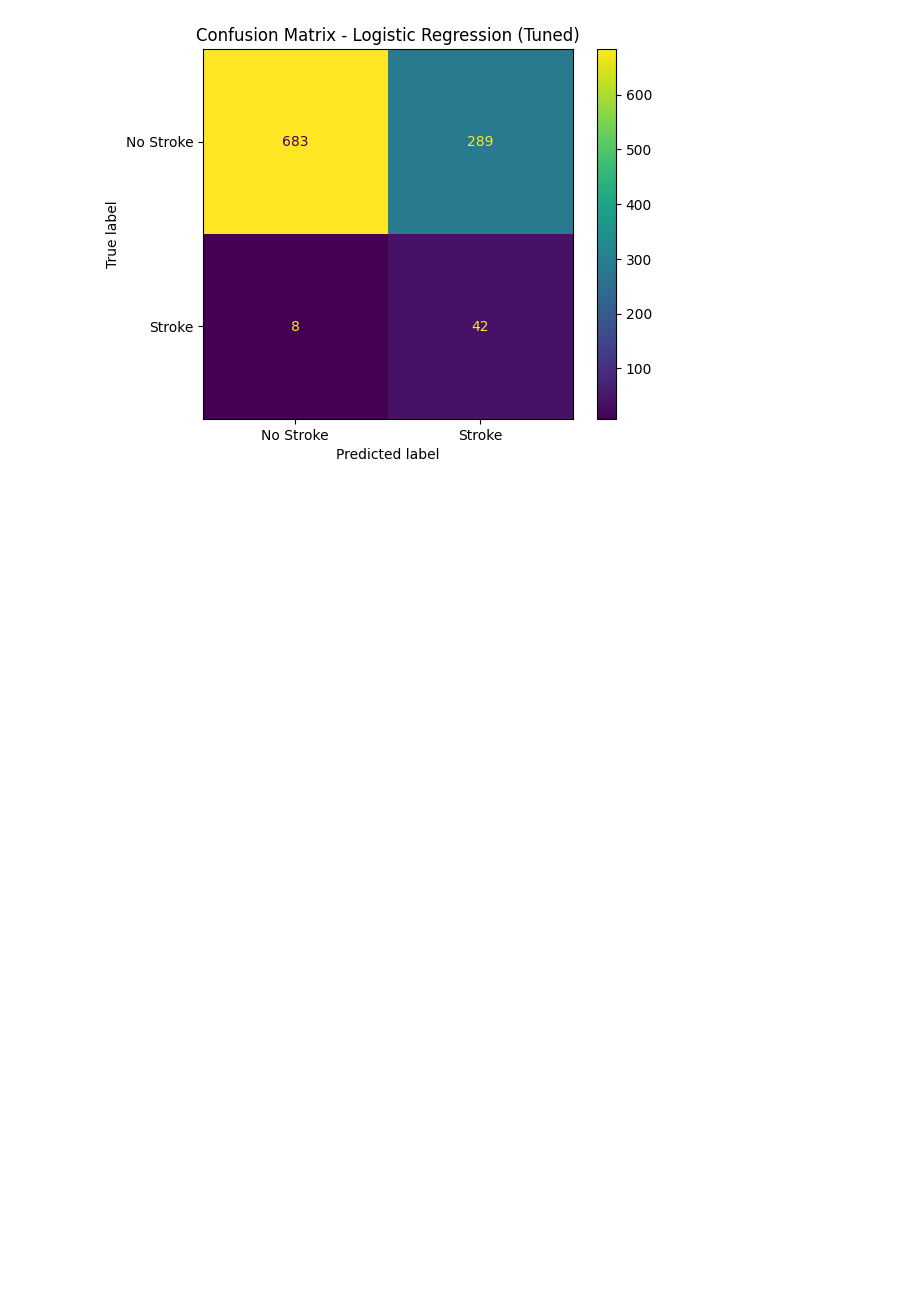
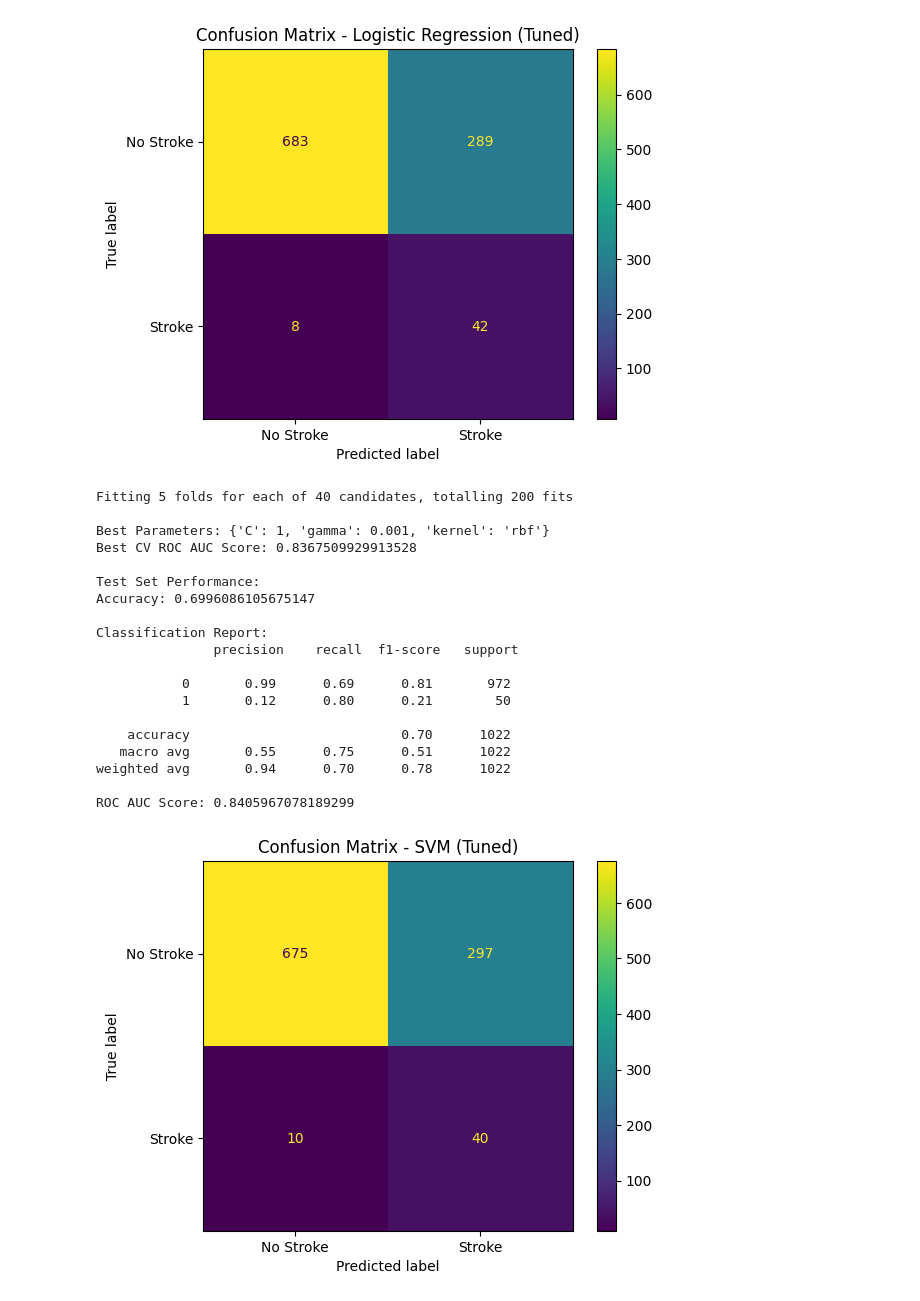
Before and after one commit to neylami/stroke-prediction-with-machine-learning, a Jupyter notebook: ML-stroke.ipynb, the cells around one changed output. Saved outputs shown, nothing was run; the diff lists cells and outputs as text; code cells hidden in the pictures; blank space fills up the shorter version.

Commit message:
tuning for svm

```diff
--- a/ML-stroke.ipynb
+++ b/ML-stroke.ipynb
@@ -400,3 +400,59 @@ weighted avg       0.95      0.71      0.79      1022
 
 ROC AUC Score: 0.8420781893004116
 [figure]
+# %%
+# hyperparameter tuning utk SVM
+svm_param_grid = {
+    'C': [0.1, 1, 10, 100],
+    'gamma': ['scale', 'auto', 0.001, 0.01, 0.1],
+    'kernel': ['rbf', 'poly']
+}
+
+svm_grid = GridSearchCV(
+    SVC(class_weight='balanced', probability=True, random_state=42),
+    svm_param_grid,
+    cv=5,
+    scoring='roc_auc',
+    n_jobs=-1,
+    verbose=1
+)
+
+svm_grid.fit(X_train_scaled, y_train)
+svm_model_tuned = svm_grid.best_estimator_
+
+print("\nBest Parameters:", svm_grid.best_params_)
+print("Best CV ROC AUC Score:", svm_grid.best_score_)
+
+y_pred_svm_tuned = svm_model_tuned.predict(X_test_scaled)
+y_proba_svm_tuned = svm_model_tuned.predict_proba(X_test_scaled)[:, 1]
+
+print("\nTest Set Performance:")
+print("Accuracy:", accuracy_score(y_test, y_pred_svm_tuned))
+print("\nClassification Report:\n", classification_report(y_test, y_pred_svm_tuned))
+print("ROC AUC Score:", roc_auc_score(y_test, y_proba_svm_tuned))
+
+ConfusionMatrixDisplay(confusion_matrix(y_test, y_pred_svm_tuned),
+                       display_labels=['No Stroke', 'Stroke']).plot()
+plt.title("Confusion Matrix - SVM (Tuned)")
+plt.show()
+# %% [output]
+Fitting 5 folds for each of 40 candidates, totalling 200 fits
+
+Best Parameters: {'C': 1, 'gamma': 0.001, 'kernel': 'rbf'}
+Best CV ROC AUC Score: 0.8367509929913528
+
+Test Set Performance:
+Accuracy: 0.6996086105675147
+
+Classification Report:
+               precision    recall  f1-score   support
+
+           0       0.99      0.69      0.81       972
+           1       0.12      0.80      0.21        50
+
+    accuracy                           0.70      1022
+   macro avg       0.55      0.75      0.51      1022
+weighted avg       0.94      0.70      0.78      1022
+
+ROC AUC Score: 0.8405967078189299
+[figure, added]
```
